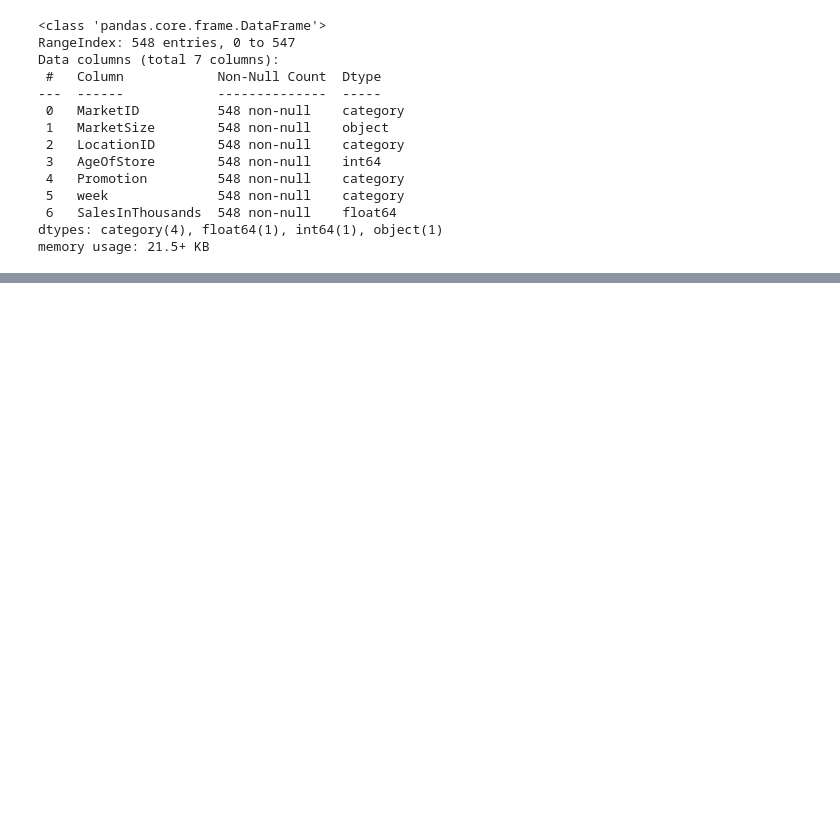
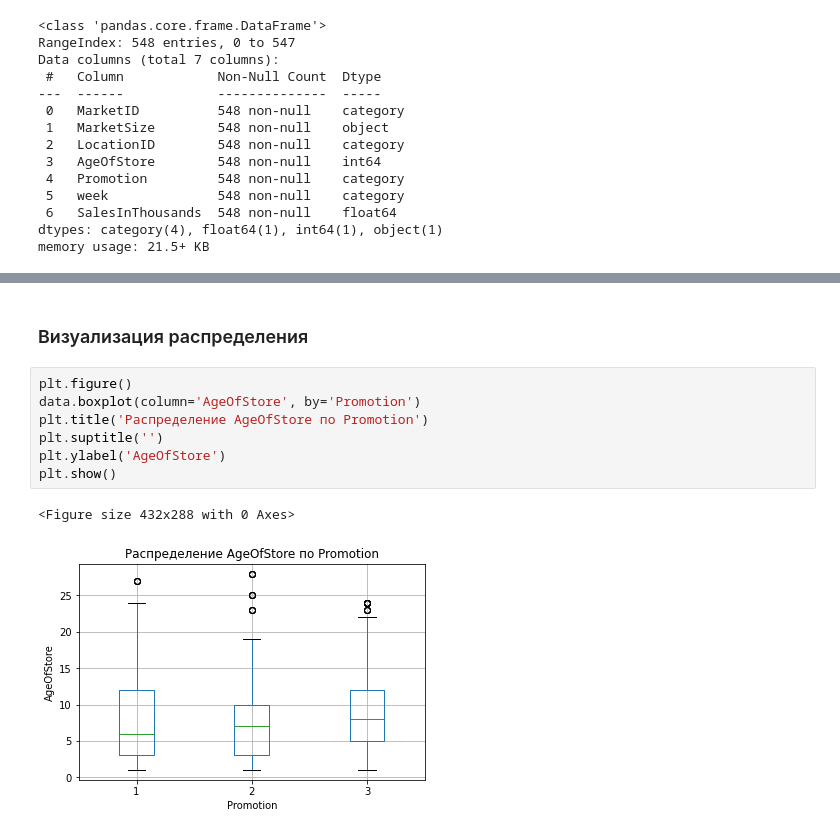
Before and after one commit to Ltaudato1/pet_analytic_ml, a Jupyter notebook: research.ipynb, the cells around one changed output, grey strips where cells are left out. Saved outputs shown, nothing was run; the diff lists cells and outputs as text; blank space fills up the shorter version.

```diff
--- a/research.ipynb
+++ b/research.ipynb
@@ -50,0 +89,12 @@ memory usage: 21.5+ KB
+# %% [markdown]
+### Визуализация распределения
+# %%
+plt.figure()
+data.boxplot(column='AgeOfStore', by='Promotion')
+plt.title('Распределение AgeOfStore по Promotion')
+plt.suptitle('')
+plt.ylabel('AgeOfStore')
+plt.show()
+# %% [output]
+<Figure size 432x288 with 0 Axes>
+[figure, added]
```
Also changed, not shown: parts of 29 cells of this notebook.
